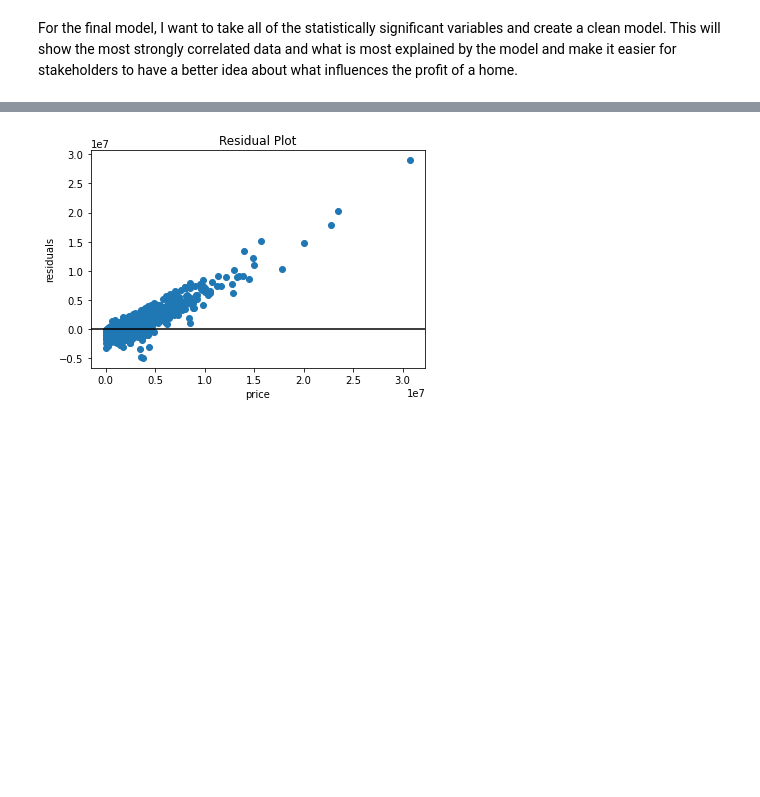
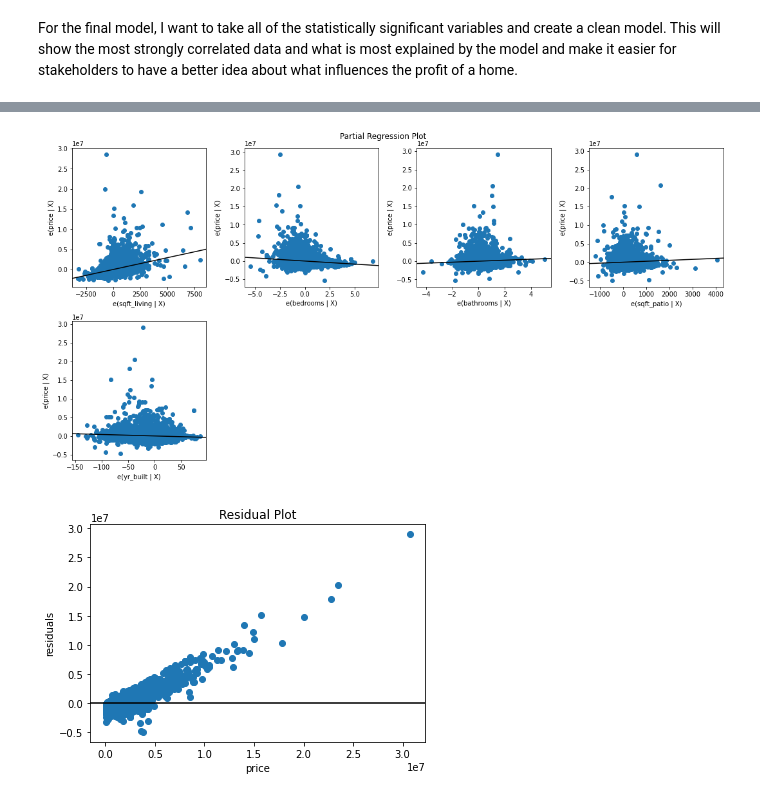
Before and after one commit to lpb3393/Home_Renovations, a Jupyter notebook: Home Renovations.ipynb, the cells around one changed output, grey strips where cells are left out. Cells and saved outputs as stored; diff of their text form; code cells hidden in the pictures; blank space fills up the shorter version.

```diff
--- a/Home Renovations.ipynb
+++ b/Home Renovations.ipynb
@@ -412,6 +421,17 @@ Notes:
 [1] Standard Errors assume that the covariance matrix of the errors is correctly specified.
 [2] The condition number is large, 2.63e+05. This might indicate that there are
 strong multicollinearity or other numerical problems.
+# %%
+fig = plt.figure(figsize=(15,15))
+sm.graphics.plot_partregress_grid(
+    result_final,
+    exog_idx=list(X_iterated[['sqft_living', 'bedrooms', 'bathrooms', 'sqft_patio', 'yr_built']].columns),
+    grid=(4,4),
+    fig=fig)
+plt.tight_layout()
+plt.show()
+# %% [output]
+[figure, added]
 # %%
 #plotting the residuals from the third model
 
```
Also changed, not shown: parts of 17 cells of this notebook.
